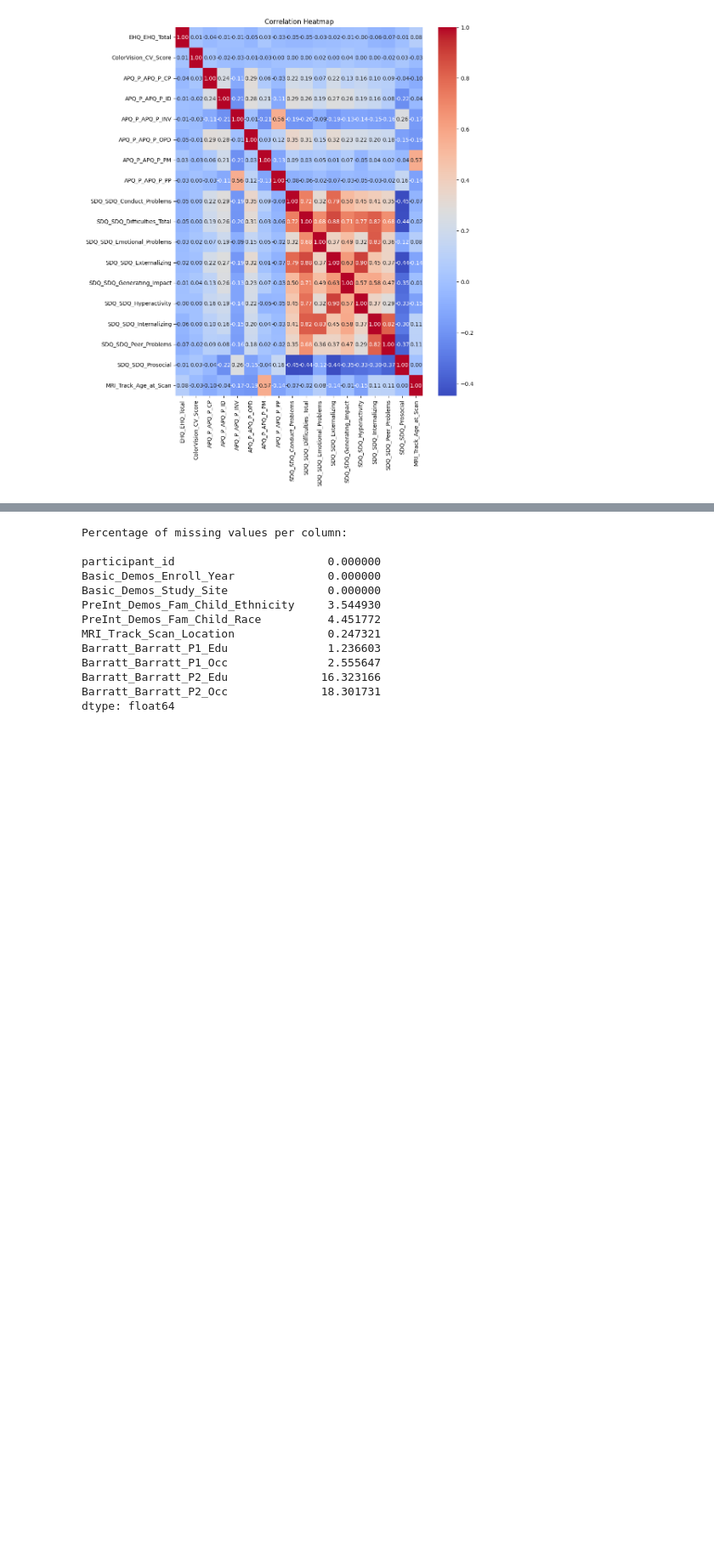
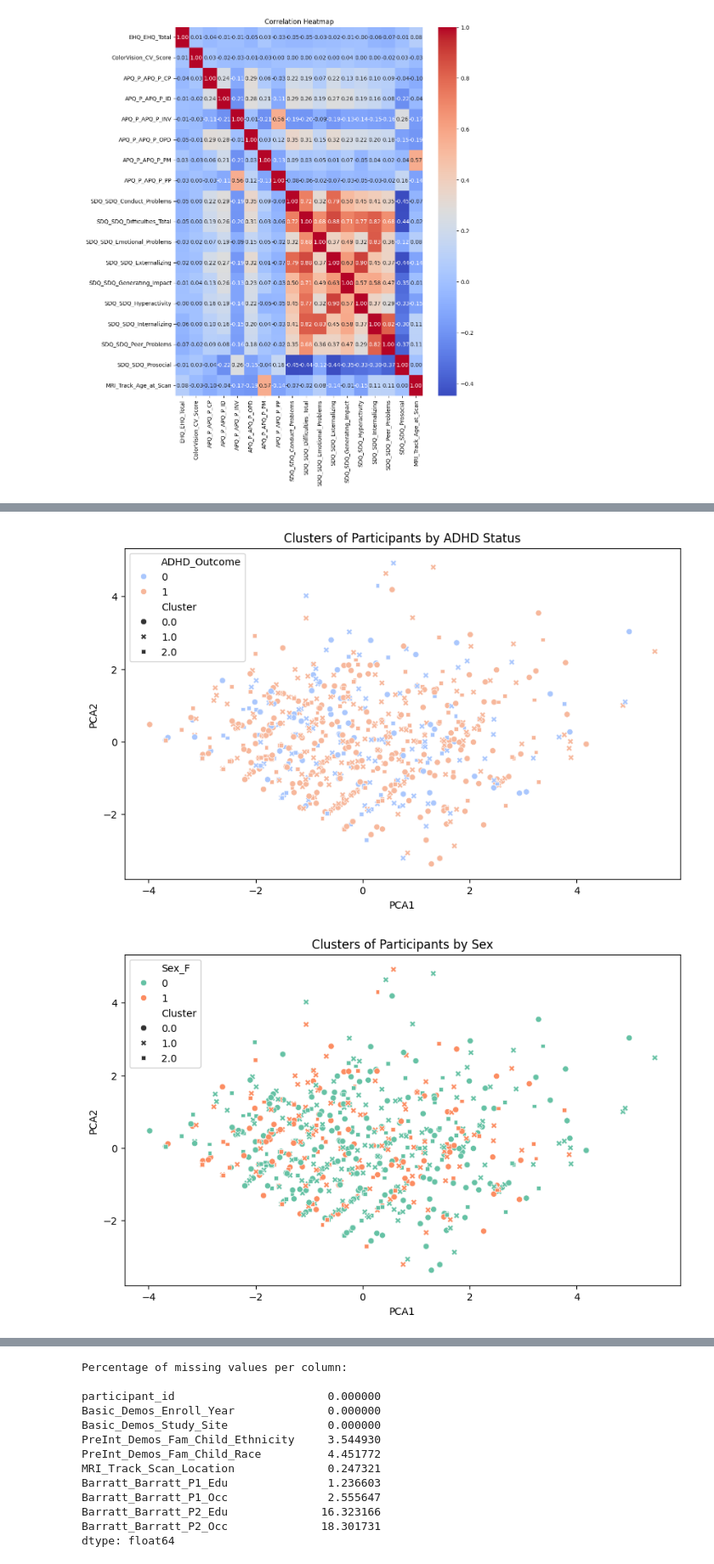
Before and after one commit to panditpooja/WiDS_Datathon_2025, a Jupyter notebook: preprocess.ipynb, the cells around one changed output, grey strips where cells are left out. Shown at 85% size. Cells and saved outputs as stored; diff of their text form; code cells hidden in the pictures; blank space fills up the shorter version.

```diff
--- a/preprocess.ipynb
+++ b/preprocess.ipynb
@@ -220,0 +237,15 @@ plt.show()
+# %%
+#print(categorical_data.info())
+cat_num = pd.merge(train_data, categorical_data, on="participant_id", how="inner")
+print(cat_num)
+cat_num = categorical_data.drop(columns = ['participant_id'])
+
+cat_num = cat_num.dropna()
+cat_scaled = StandardScaler().fit_transform(cat_num)
+
+kmeans = KMeans(n_clusters = 3, random_state = 42)  # Adjust number of clusters as needed
+cat_num['Cluster'] = kmeans.fit_predict(cat_scaled)
+
+# Apply PCA to reduce to 2D for visualization
+pca = PCA(n_components=2)
+pca_components = pca.fit_transform(cat_scaled)
@@ -220,0 +270,27 @@ plt.show()
+# %%
+
+# Create a DataFrame with PCA components and cluster labels
+df_pca = pd.DataFrame(pca_components, columns = ['PCA1', 'PCA2'])
+df_pca['Cluster'] = cat_num['Cluster']
+# df_pca['ADHD_Outcome'] = cat_num['ADHD_Outcome']  # Replace with your actual ADHD column name
+# df_pca['Sex_F'] = cat_num['Sex_F']  # Replace with your actual sex column name
+pca_df_with_id = pd.concat([categorical_data[['participant_id']].reset_index(drop=True), df_pca], axis=1)
+merged_df = pd.merge(pca_df_with_id, train_data[['participant_id', 'ADHD_Outcome', 'Sex_F']], on='participant_id', how='left')
+# %%
+
+# Merge cluster info and labels
+pca_df_with_id = pd.concat([categorical_data[['participant_id']].reset_index(drop=True), df_pca], axis=1)
+merged_df = pd.merge(pca_df_with_id, train_data[['participant_id', 'ADHD_Outcome', 'Sex_F']], on='participant_id', how='left')
+# %%
+plt.figure(figsize=(10, 6))
+sns.scatterplot(data=merged_df, x='PCA1', y='PCA2', hue='ADHD_Outcome', style='Cluster', palette='coolwarm')
+plt.title("Clusters of Participants by ADHD Status")
+plt.show()
+
+plt.figure(figsize=(10, 6))
+sns.scatterplot(data=merged_df, x='PCA1', y='PCA2', hue='Sex_F', style='Cluster', palette='Set2')
+plt.title("Clusters of Participants by Sex")
+plt.show()
+# %% [output]
+[figure, added]
+[figure, added]
```
Also changed, not shown: parts of 16 cells of this notebook.
